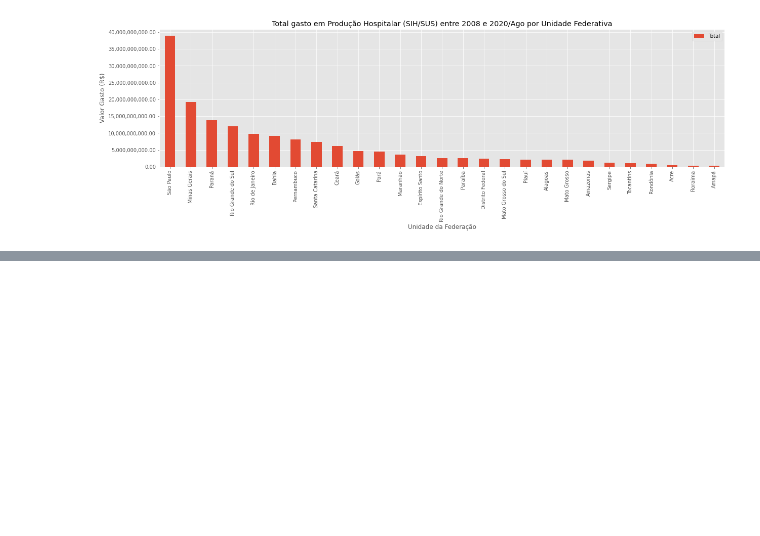
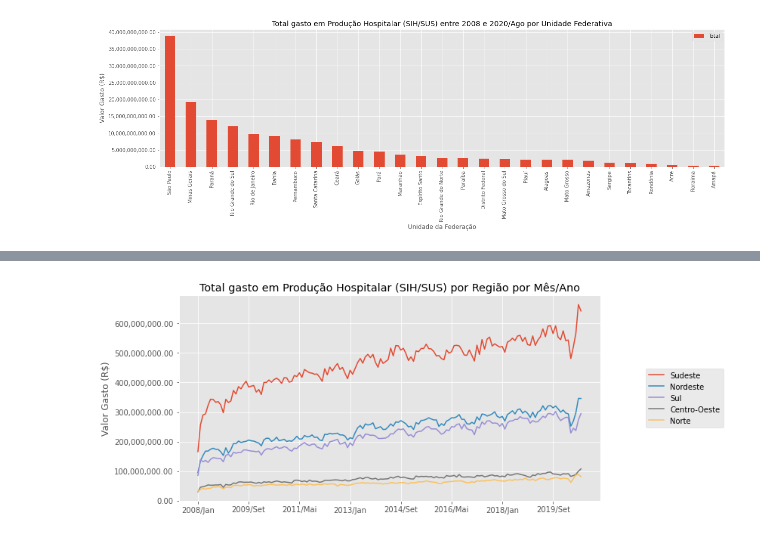
Before and after one commit to andrevcmelo/BootcampAlura2021, a Jupyter notebook: BootcampAlura_Modulo01.ipynb, the cells around one changed output, grey strips where cells are left out. Saved outputs shown, nothing was run; the diff lists cells and outputs as text; code cells hidden in the pictures; blank space fills up the shorter version.

```diff
--- a/BootcampAlura_Modulo01.ipynb
+++ b/BootcampAlura_Modulo01.ipynb
@@ -262,0 +295,3 @@ dados2.head(5)
+# %%
+dados_regiao = pd.DataFrame(dados_novo.reset_index(drop=True).groupby('Região').sum('Total'))
+dados_regiao.head()
@@ -262,0 +307,11 @@ dados2.head(5)
+# %%
+dados_regiao_grafico = dados_regiao.sort_values('Total', ascending=False).drop(columns='Total')
+ax = dados_regiao_grafico.T.plot(figsize=(10,5))
+ax.yaxis.set_major_formatter(ticker.StrMethodFormatter("{x:,.2f}"))
+ax.set_ylabel('Valor Gasto (R$)')
+plt.ylim(0,)
+plt.title('Total gasto em Produção Hospitalar (SIH/SUS) por Região por Mês/Ano')
+ax.legend(loc='center left', bbox_to_anchor=(1.1, 0.5))
+plt.show()
+# %% [output]
+[figure, added]
```
Also changed, not shown: parts of 11 cells of this notebook.
